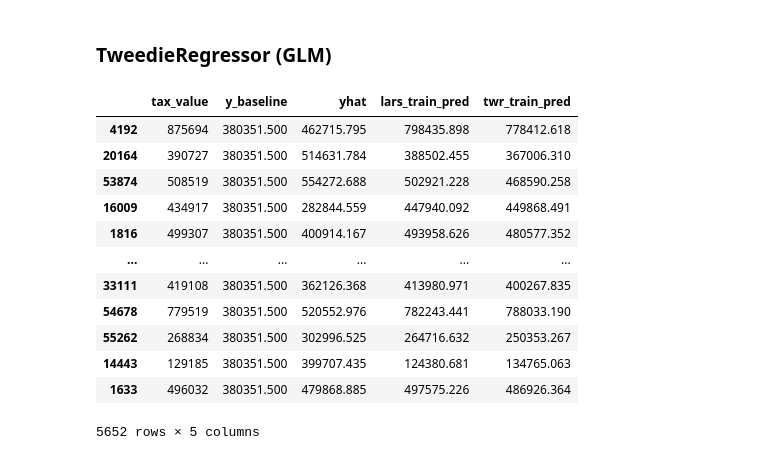
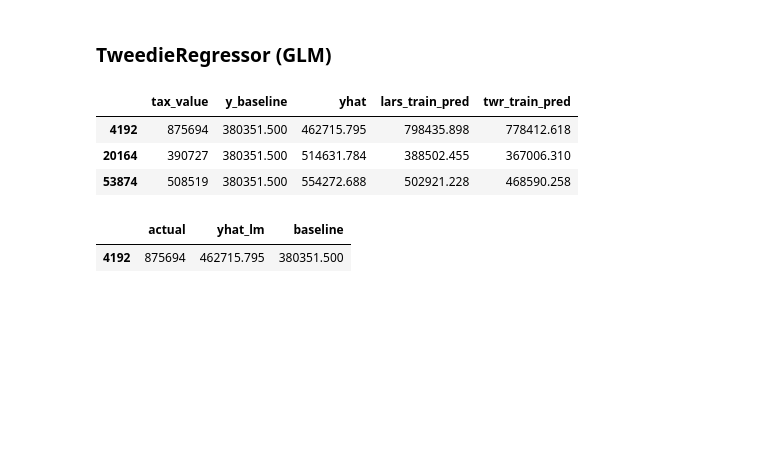
Before and after one commit to raycerna/zillow-regression-project, a Jupyter notebook: final_report.ipynb, the cells around one changed output. Drawn from its saved outputs; the diff is of its cells as text; code cells hidden in the pictures; blank space fills up the shorter version.

```diff
--- a/final_report.ipynb
+++ b/final_report.ipynb
@@ -453,25 +453,15 @@ y_train.head(3)
 # %%
 # create the model object
 twr = TweedieRegressor()
-# fit the model to our training data. Specify
+# fit the model to our training data. Specify the column in y_train
 twr.fit(x_train, y_train['tax_value'])
-
+# predict train
 y_train['twr_train_pred'] = twr.predict(x_train)
-
+# predict validate
 y_validate['twr_validate_pred'] = twr.predict(x_validate)
-
-y_train
+y_train.head(3)
 # %% [output]
 |  | tax_value | y_baseline | yhat | lars_train_pred | twr_train_pred |
 | 4192 | 875694 | 380351.500 | 462715.795 | 798435.898 | 778412.618 |
 | 20164 | 390727 | 380351.500 | 514631.784 | 388502.455 | 367006.310 |
 | 53874 | 508519 | 380351.500 | 554272.688 | 502921.228 | 468590.258 |
-| 16009 | 434917 | 380351.500 | 282844.559 | 447940.092 | 449868.491 |
-| 1816 | 499307 | 380351.500 | 400914.167 | 493958.626 | 480577.352 |
-| ... | ... | ... | ... | ... | ... |
-| 33111 | 419108 | 380351.500 | 362126.368 | 413980.971 | 400267.835 |
-| 54678 | 779519 | 380351.500 | 520552.976 | 782243.441 | 788033.190 |
-| 55262 | 268834 | 380351.500 | 302996.525 | 264716.632 | 250353.267 |
-| 14443 | 129185 | 380351.500 | 399707.435 | 124380.681 | 134765.063 |
-| 1633 | 496032 | 380351.500 | 479868.885 | 497575.226 | 486926.364 |
-5652 rows × 5 columns
@@ -477,0 +470,5 @@ y_train
+# %%
+predictions.head(1)
+# %% [output]
+|  | actual | yhat_lm | baseline |
+| 4192 | 875694 | 462715.795 | 380351.500 |
```
Also changed, not shown: parts of 2 cells of this notebook.
